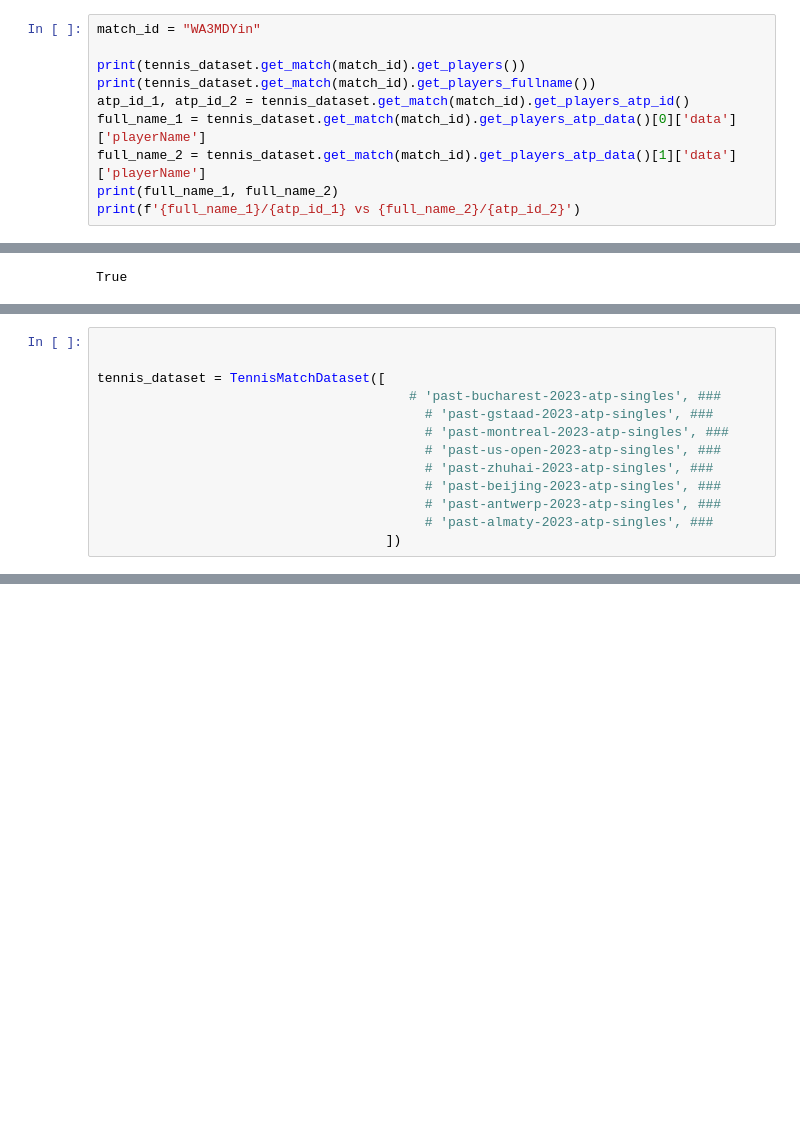
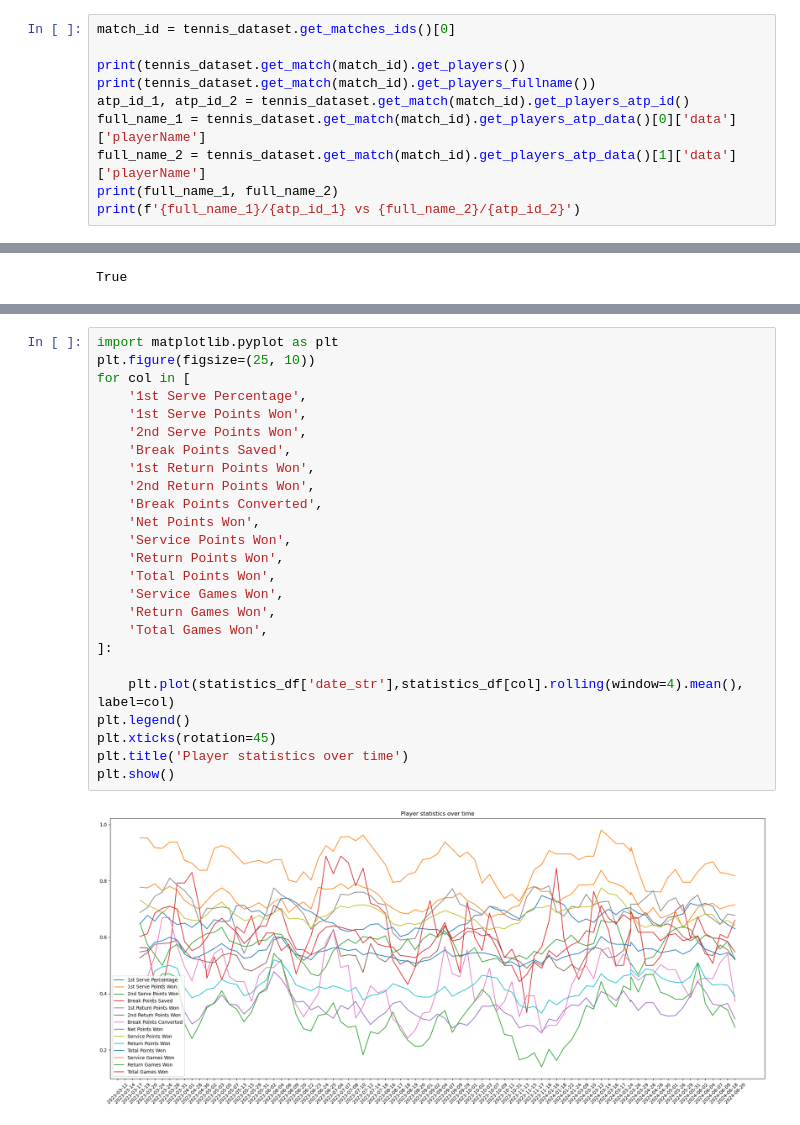
Before and after one commit to mathias-grau/betbot_tennis, a Jupyter notebook: tennis/tennis_analysis.ipynb, the cells around one changed output, grey strips where cells are left out. Cells and saved outputs as stored; diff of their text form; blank space fills up the shorter version.

```diff
--- a/tennis/tennis_analysis.ipynb
+++ b/tennis/tennis_analysis.ipynb
@@ -130,5 +282,5 @@ Error 'o659' for match fBkyM5g4 in tournament past-stuttgart-2023-atp-singles
 # %%
-match_id = "WA3MDYin"
+match_id = tennis_dataset.get_matches_ids()[0]
 
 print(tennis_dataset.get_match(match_id).get_players())
 print(tennis_dataset.get_match(match_id).get_players_fullname())
@@ -212,13 +366,0 @@ for vec in tennis_dataset.get_match(match_id).get_feature_vector():
-# %%
-
-
-tennis_dataset = TennisMatchDataset([
-                                        # 'past-bucharest-2023-atp-singles', ###
-                                          # 'past-gstaad-2023-atp-singles', ###
-                                          # 'past-montreal-2023-atp-singles', ###
-                                          # 'past-us-open-2023-atp-singles', ###
-                                          # 'past-zhuhai-2023-atp-singles', ###
-                                          # 'past-beijing-2023-atp-singles', ###
-                                          # 'past-antwerp-2023-atp-singles', ###
-                                          # 'past-almaty-2023-atp-singles', ###
-                                     ])
@@ -224,0 +512,27 @@ tennis_dataset = TennisMatchDataset([
+# %%
+import matplotlib.pyplot as plt
+plt.figure(figsize=(25, 10))
+for col in [
+    '1st Serve Percentage',
+    '1st Serve Points Won',
+    '2nd Serve Points Won',
+    'Break Points Saved',
+    '1st Return Points Won',
+    '2nd Return Points Won',
+    'Break Points Converted',
+    'Net Points Won',
+    'Service Points Won',
+    'Return Points Won',
+    'Total Points Won',
+    'Service Games Won',
+    'Return Games Won',
+    'Total Games Won',
+]:
+
+    plt.plot(statistics_df['date_str'],statistics_df[col].rolling(window=4).mean(), label=col)
+plt.legend()
+plt.xticks(rotation=45)
+plt.title('Player statistics over time')
+plt.show()
+# %% [output]
+[figure, added]
```
Also changed, not shown: parts of 9 cells of this notebook, 1 other file.
